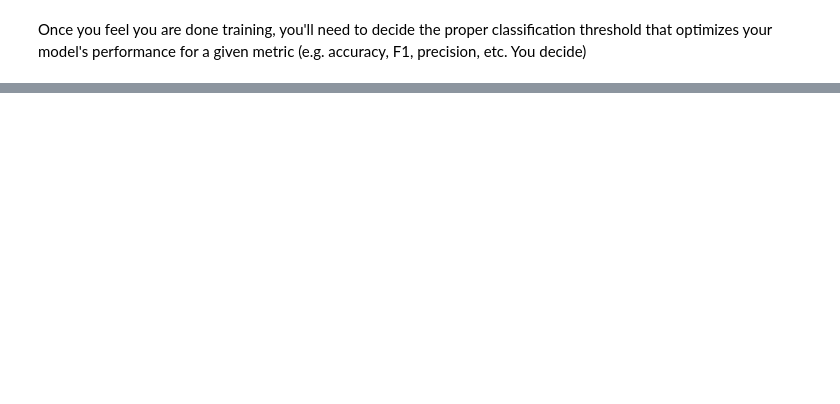
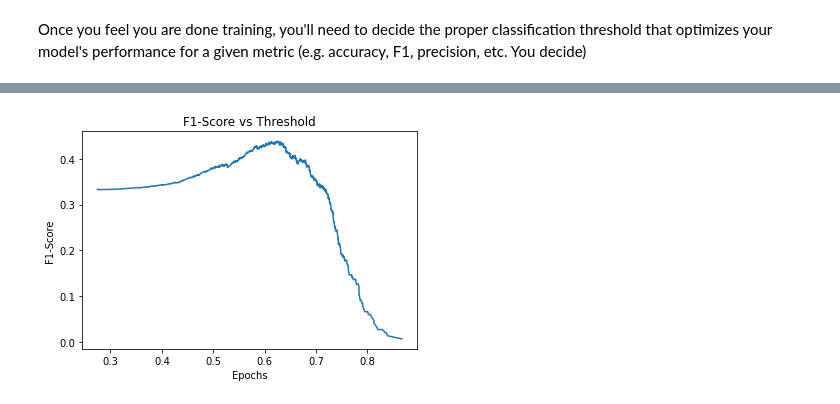
Before and after one commit to SaschaMet/Udacity-AI-for-Healthcare-NanoDegree, a Jupyter notebook: Pneumonia Detection from Chest X-Rays/Build and train model.ipynb, the cells around one changed output, grey strips where cells are left out. Drawn from its saved outputs; the diff is of its cells as text; code cells hidden in the pictures; blank space fills up the shorter version.

```diff
--- a/Pneumonia Detection from Chest X-Rays/Build and train model.ipynb
+++ b/Pneumonia Detection from Chest X-Rays/Build and train model.ipynb
@@ -409,3 +408,12 @@ F1 Score: 0.3713298791018998
+# %%
+plt.figure()
+plt.plot(thresholds, f1score)
+plt.title("F1-Score vs Threshold")
+plt.xlabel("Epochs")
+plt.ylabel("F1-Score")
+plt.show()
+# %% [output]
+[figure, added]
 # %%
 ## Let's look at some examples of true vs. predicted with our best model:
 fig, m_axs = plt.subplots(5, 5, figsize = (16, 16))
```
Also changed, not shown: parts of 12 cells of this notebook, 5 other files.
